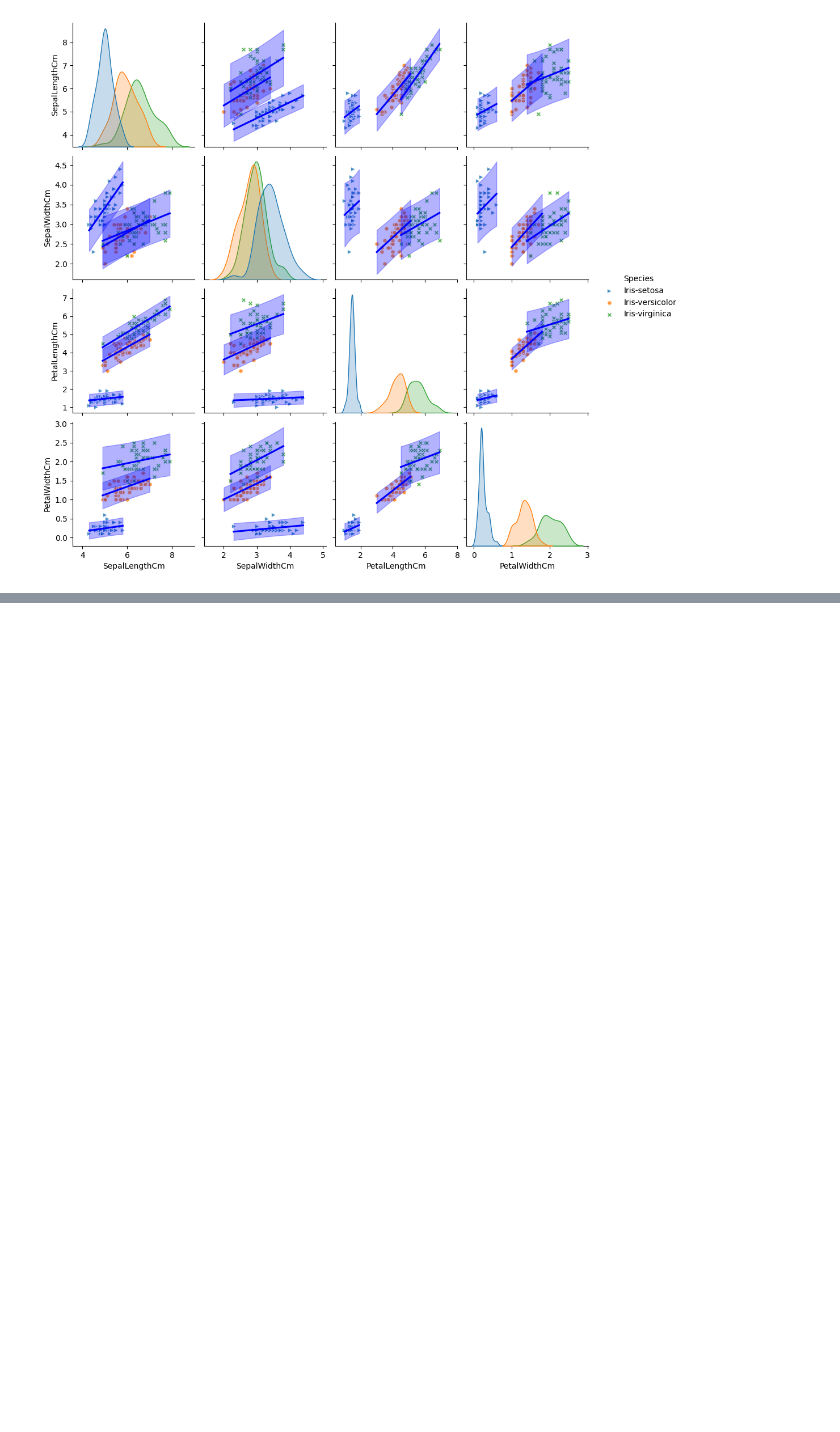
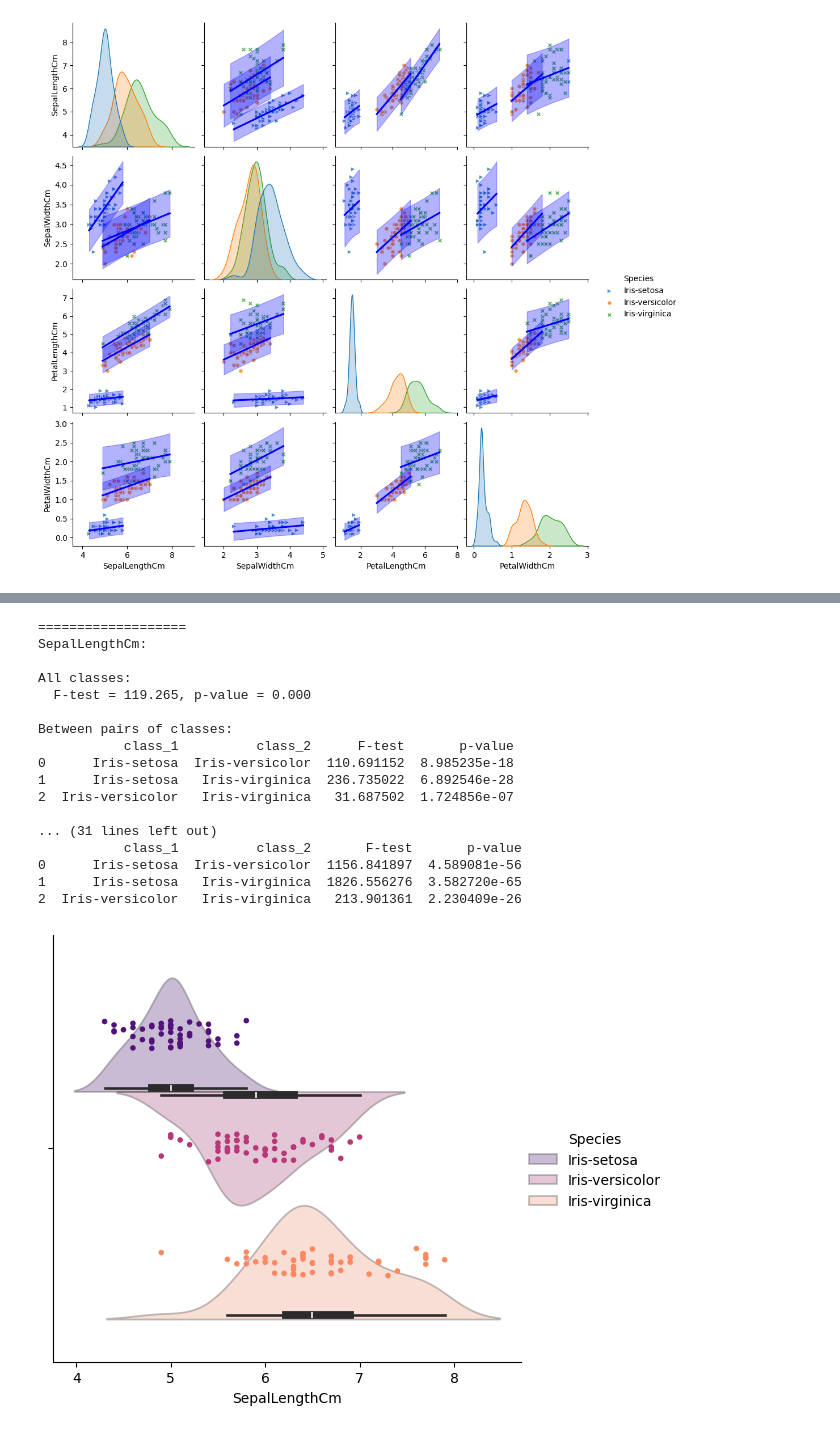
Before and after one commit to SiberiaField/TSS_Course, a Jupyter notebook: lab_1/lab_1.ipynb, the cells around one changed output, grey strips where cells are left out. Drawn from its saved outputs; the diff is of its cells as text; code cells hidden in the pictures; blank space fills up the shorter version.

```diff
--- a/lab_1/lab_1.ipynb
+++ b/lab_1/lab_1.ipynb
@@ -113,0 +232,54 @@ plt.show()
+# %%
+def f_test(feature_name: str) -> tuple[float, float, pd.DataFrame]:
+    feature_by_class = dict()
+    for class_name in class_names:
+        feature_by_class[class_name] = objects_by_class[class_name][feature_name]
+    f_all = stats.f_oneway(*feature_by_class.values())
+
+    f_pairs = list()
+    for class_name_1, class_name_2 in combinations(class_names, 2):
+        f_pair = stats.f_oneway(feature_by_class[class_name_1], feature_by_class[class_name_2])
+        f_pairs.append({"class_1": class_name_1,
+                        "class_2": class_name_2,
+                        "F-test": f_pair.statistic,
+                        "p-value": f_pair.pvalue})
+
+    return f_all.statistic, f_all.pvalue, pd.DataFrame(f_pairs)
+
+
+def draw_raincloud(data: pd.DataFrame, x: str, hue: str, palette="magma"):
+    g = sns.catplot(data=data, x=x, hue=hue, kind="violin", palette=palette, alpha=0.3, split=True, dodge=True)
+    sns.stripplot(data=data, x=x, hue=hue, palette=palette, legend=None,
+                  alpha=1, jitter=True, dodge=True, ax=g.ax, size=4)
+
+
+for feature_name in feature_names:
+    f_all, f_all_p_val, f_pairs = f_test(feature_name)
+    print("===================")
+    print(feature_name + ":\n")
+    print("All classes:")
+    print(f"  F-test = {f_all:.3f}, p-value = {f_all_p_val:.3f}\n")
+    print("Between pairs of classes:")
+    print(f_pairs, "\n")
+    draw_raincloud(df, feature_name, "Species")
+
+plt.show()
+# %% [output]
+===================
+SepalLengthCm:
+
+All classes:
+  F-test = 119.265, p-value = 0.000
+
+Between pairs of classes:
+           class_1          class_2      F-test       p-value
+0      Iris-setosa  Iris-versicolor  110.691152  8.985235e-18
+1      Iris-setosa   Iris-virginica  236.735022  6.892546e-28
+2  Iris-versicolor   Iris-virginica   31.687502  1.724856e-07
+
+... (31 lines left out)
+           class_1          class_2       F-test       p-value
+0      Iris-setosa  Iris-versicolor  1156.841897  4.589081e-56
+1      Iris-setosa   Iris-virginica  1826.556276  3.582720e-65
+2  Iris-versicolor   Iris-virginica   213.901361  2.230409e-26
+[figure, added]
```
Also changed, not shown: parts of 7 cells of this notebook.
